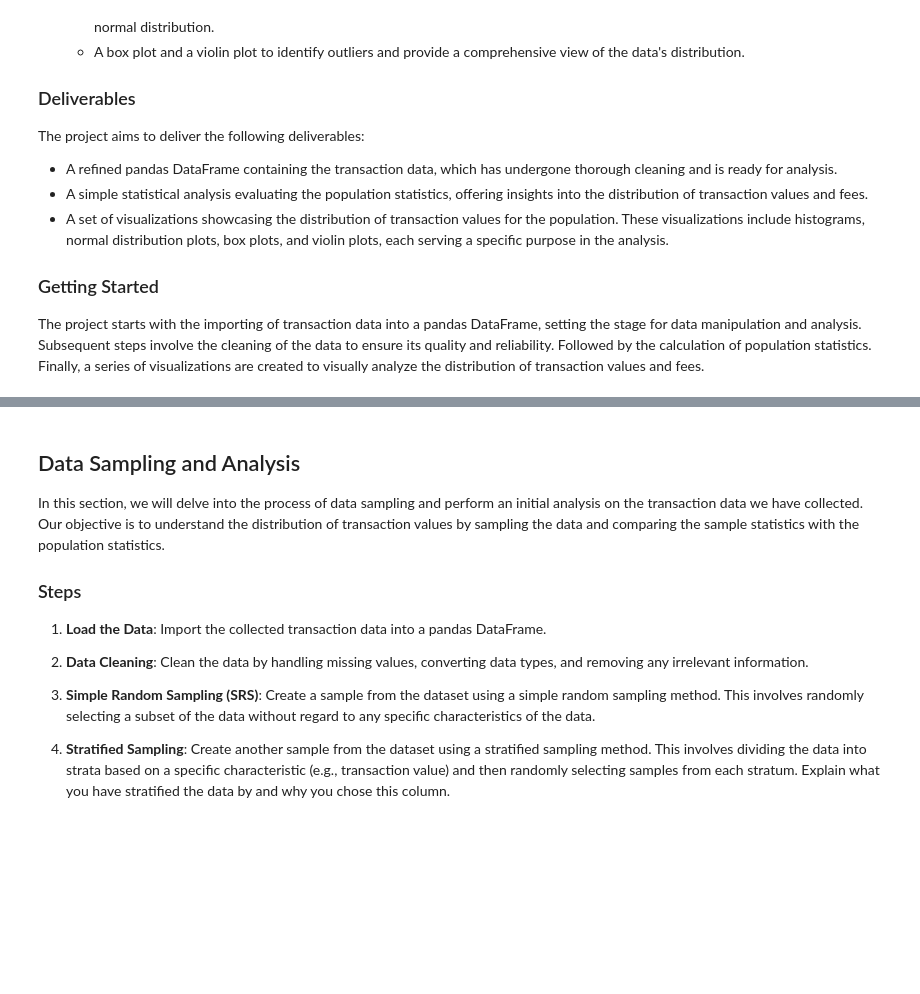
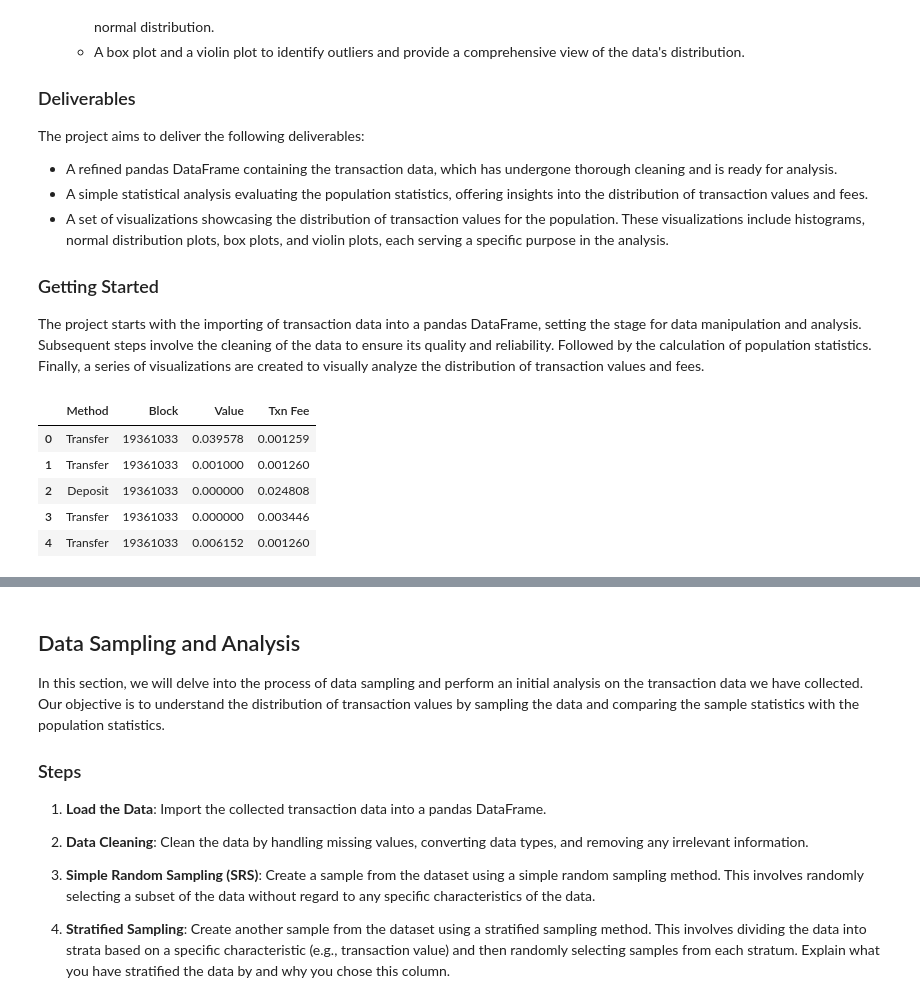
Before and after one commit to F102M8/data_science-CA0-1, a Jupyter notebook: CA0.ipynb, the cells around one changed output, grey strips where cells are left out. Saved outputs shown, nothing was run; the diff lists cells and outputs as text; code cells hidden in the pictures; blank space fills up the shorter version.

```diff
--- a/CA0.ipynb
+++ b/CA0.ipynb
@@ -127,0 +155,9 @@ df = pd.read_csv('cleansed_data.csv')
+# %%
+df.head()
+# %% [output]
+|  | Method | Block | Value | Txn Fee |
+| 0 | Transfer | 19361033 | 0.039578 | 0.001259 |
+| 1 | Transfer | 19361033 | 0.001000 | 0.001260 |
+| 2 | Deposit | 19361033 | 0.000000 | 0.024808 |
+| 3 | Transfer | 19361033 | 0.000000 | 0.003446 |
+| 4 | Transfer | 19361033 | 0.006152 | 0.001260 |
```
Also changed, not shown: parts of 18 cells of this notebook, 3 other files.
